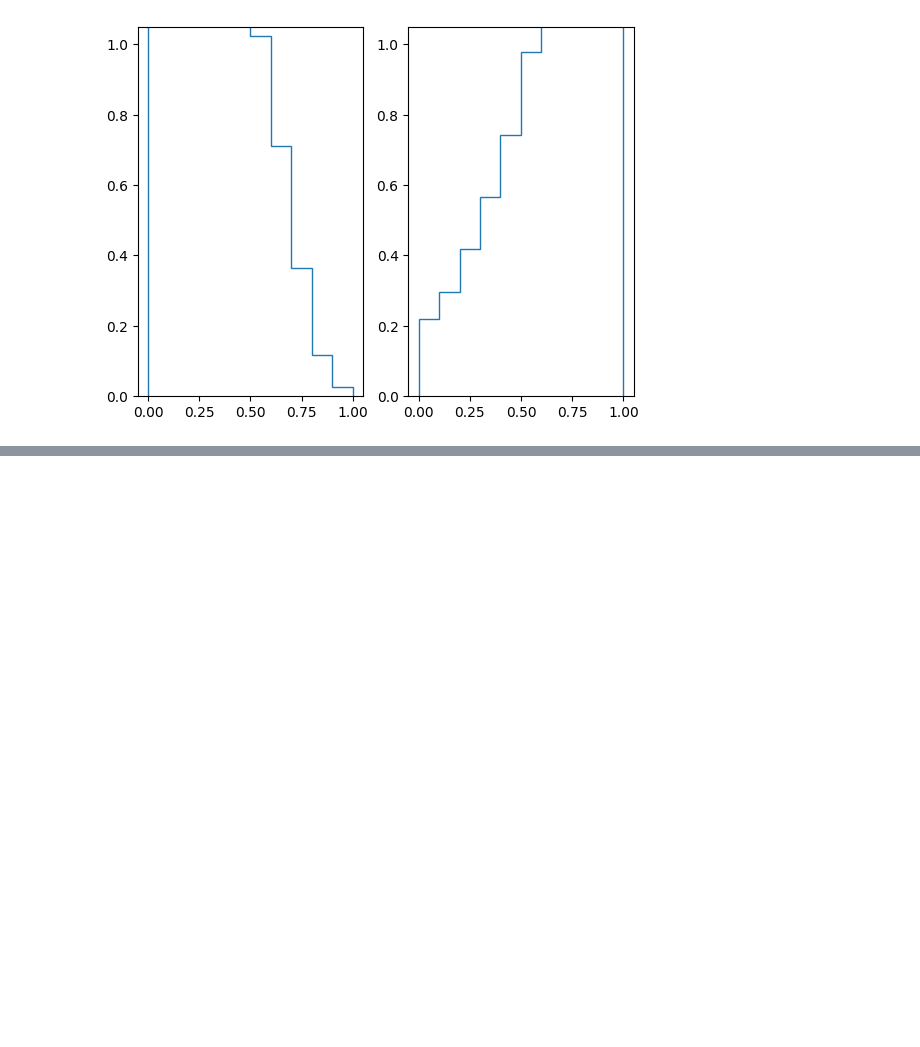
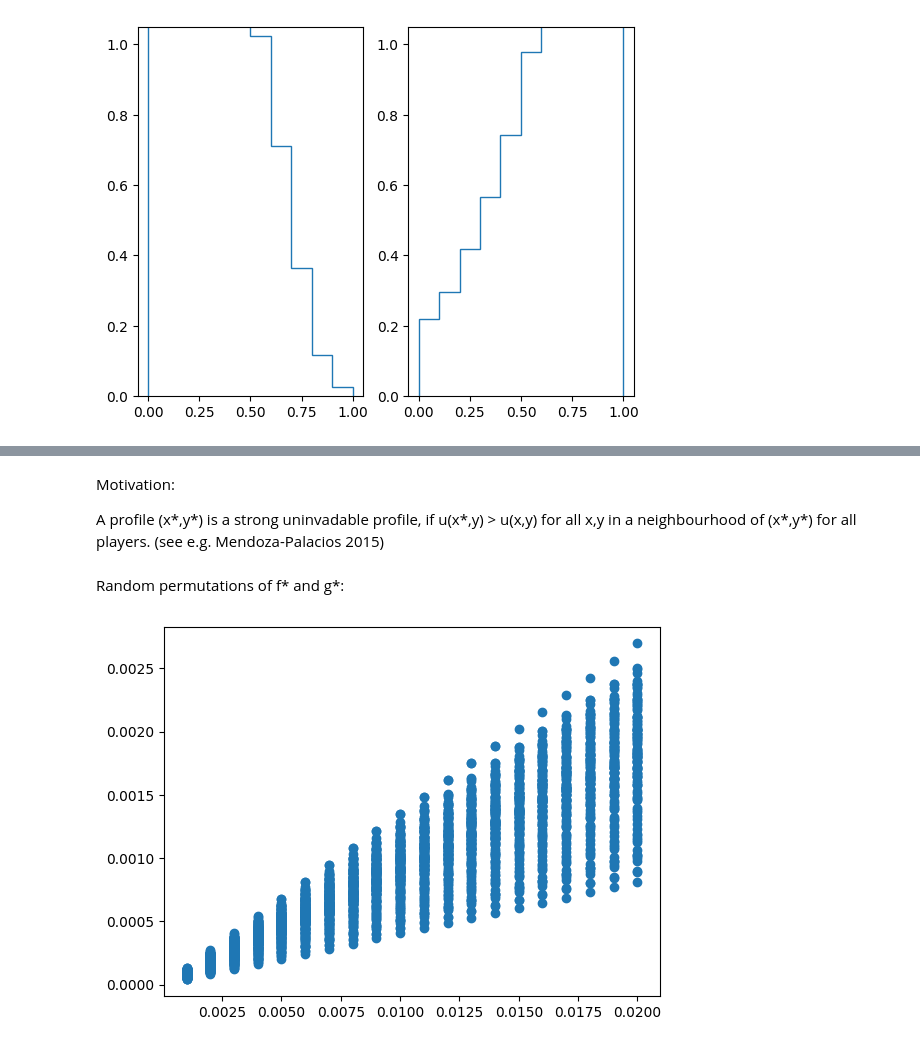
Before and after one commit to maxftl/bid_space_ascent, a Jupyter notebook: lyapunov/experiments.ipynb, the cells around one changed output, grey strips where cells are left out. Cells and saved outputs as stored; diff of their text form; code cells hidden in the pictures; blank space fills up the shorter version.

```diff
--- a/lyapunov/experiments.ipynb
+++ b/lyapunov/experiments.ipynb
@@ -218,0 +167,52 @@ plt.scatter(distance_to_equil, utility_diff)
+# %% [markdown]
+Motivation:
+
+A profile (x*,y*) is a strong uninvadable profile, if u(x*,y) > u(x,y) for all x,y in a neighbourhood of (x*,y*) for all players. (see e.g. Mendoza-Palacios 2015)
+# %% [markdown]
+Random permutations of f* and g*:
+# %%
+n = 20
+
+f_equil = np.zeros((n,))
+for i in range(int(n/2)):
+    f_equil[i] = 2
+F_equil = np.cumsum(f_equil)/n
+g_equil = np.zeros((n,))
+for i in range(int(n/2)):
+    g_equil[i] = 2
+G_equil = np.cumsum(g_equil)/n
+g_truthful = np.ones((n,))
+
+
+distance_to_equil = []
+utility_diff = []
+
+n_samples = 200
+min_dist = 0.001
+max_dist = 0.02
+n_dists = 20
+
+
+fig = plt.figure()
+ax = fig.subplots(1,1)
+
+
+for _ in range(n_samples):
+    f = random_density(n)
+    deltaf = (f - f_equil)/L2norm(f-f_equil)
+    F = np.cumsum(f)/n
+    deltaF = (f-f_equil)/L2norm(F-F_equil)
+    g = random_density(n)
+    deltag = (g-g_equil)/L2norm(g-g_equil)
+    G = np.cumsum(g)/n
+    deltaG = (g-g_equil)/L2norm(G-G_equil)
+    for a in np.linspace(min_dist,max_dist,n_dists):
+        if np.min(f + a*deltaf) < 0 or np.min(g + a*deltag) < 0:
+            break
+        distance_to_equil.append(a)
+        utility_diff.append(compute_utility(n,f_equil,g_equil+a*deltag) - compute_utility(n,f_equil+a*deltaf,g_equil+a*deltag))
+        #ax.plot(a, compute_utility(n,f_equil,g_equil+a*deltag) - compute_utility(n,f_equil+a*deltaf,g_equil+a*deltag))
+plt.scatter(distance_to_equil, utility_diff)
+plt.show()
+# %% [output]
+[figure, added]
```
Also changed, not shown: parts of 8 cells of this notebook, 1 other file.
